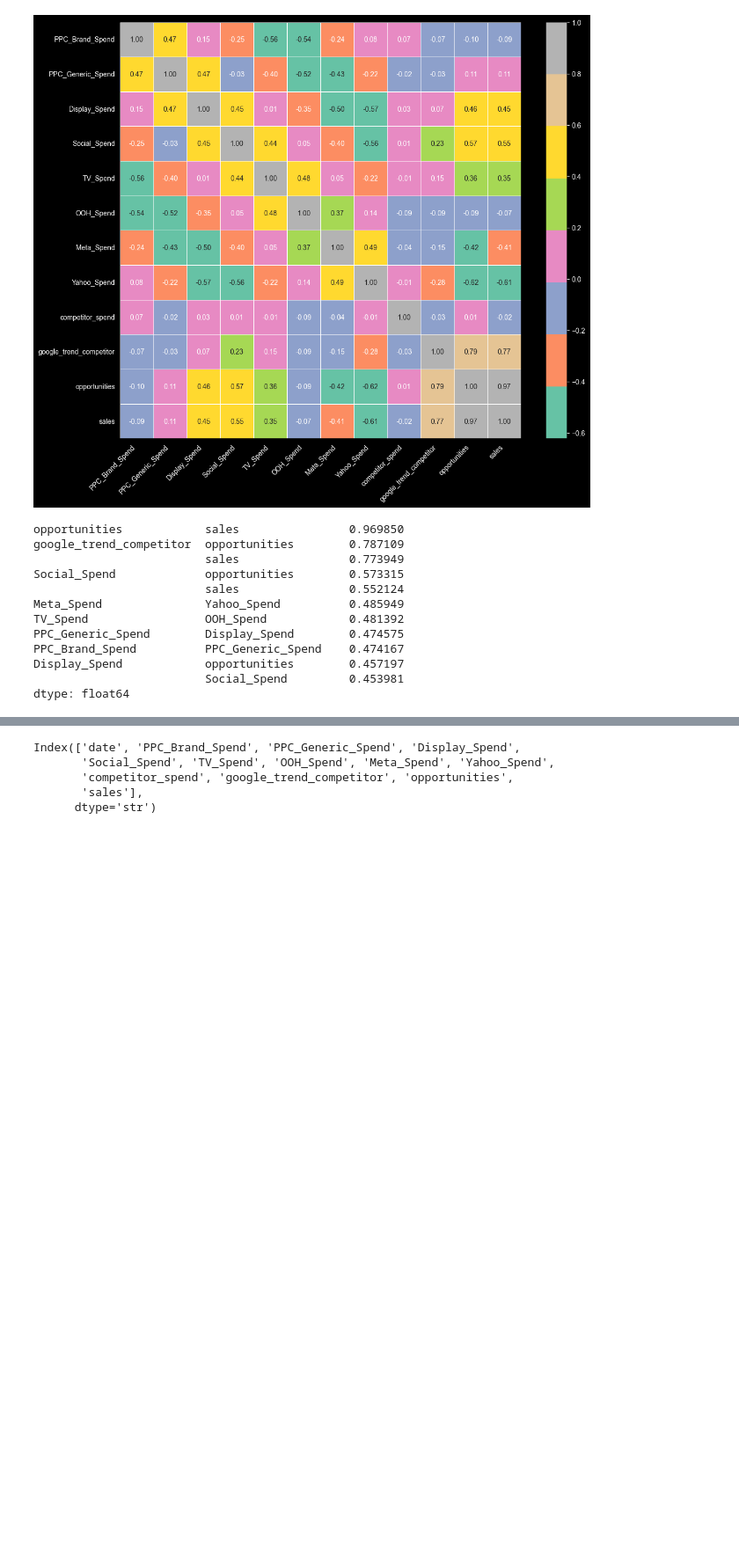
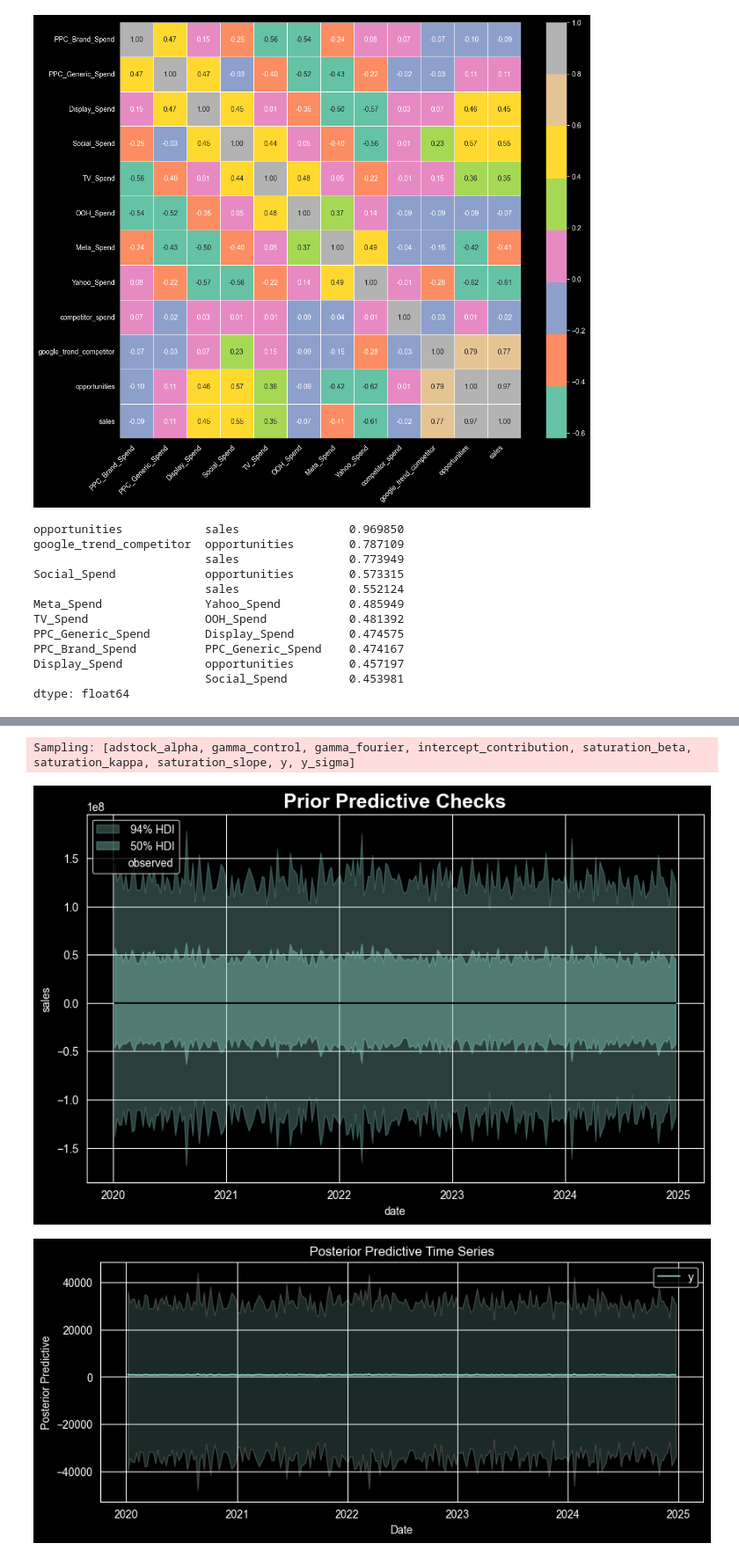
Before and after one commit to jessieip/bayesian-mmm, a Jupyter notebook: notebooks/bayesian_mmm_220526.ipynb, the cells around one changed output, grey strips where cells are left out. Shown at 88% size. Drawn from its saved outputs; the diff is of its cells as text; code cells hidden in the pictures; blank space fills up the shorter version.

Commit message:
18/06: Build Bayesian MMM via pymc package and update Readme with model training result

```diff
--- a/notebooks/bayesian_mmm_220526.ipynb
+++ b/notebooks/bayesian_mmm_220526.ipynb
@@ -140,6 +143,6 @@ dtype: float64
 # %%
 def data_process(dataset: pd.DataFrame):
-    spend_cols = [x for x in dataset.columns if x.lower().endswith('_spend') ]
+    spend_cols = [x for x in dataset.columns if x.lower().endswith('_spend') and x!= 'competitor_spend']
 
     #check columns name end with Spend or not
     # or use
@@ -150,7 +153,7 @@ def data_process(dataset: pd.DataFrame):
     spend_per_channel_pct = spend_per_channel/spend_per_channel.sum(axis=0)
 
     # specify sigma parameter per channel
-    n_channels = 9
+    n_channels = 8
     prior_sigma = n_channels * spend_per_channel_pct
     return prior_sigma.tolist()
 # %%
@@ -204,3 +276,4 @@ my_model_config = {
 # %%
-df.columns
+X, y, mmm, prior_predictive_check = mmm_model_prior(df, prior_sigma_list)
+prior_predictive_check
 # %% [output]
@@ -207,5 +281,3 @@ df.columns
-Index(['date', 'PPC_Brand_Spend', 'PPC_Generic_Spend', 'Display_Spend',
-       'Social_Spend', 'TV_Spend', 'OOH_Spend', 'Meta_Spend', 'Yahoo_Spend',
-       'competitor_spend', 'google_trend_competitor', 'opportunities',
-       'sales'],
-      dtype='str')
+Sampling: [adstock_alpha, gamma_control, gamma_fourier, intercept_contribution, saturation_beta, saturation_kappa, saturation_slope, y, y_sigma]
+[figure, added]
+[figure, added]
```
Also changed, not shown: parts of 21 cells of this notebook, 3 other files.
